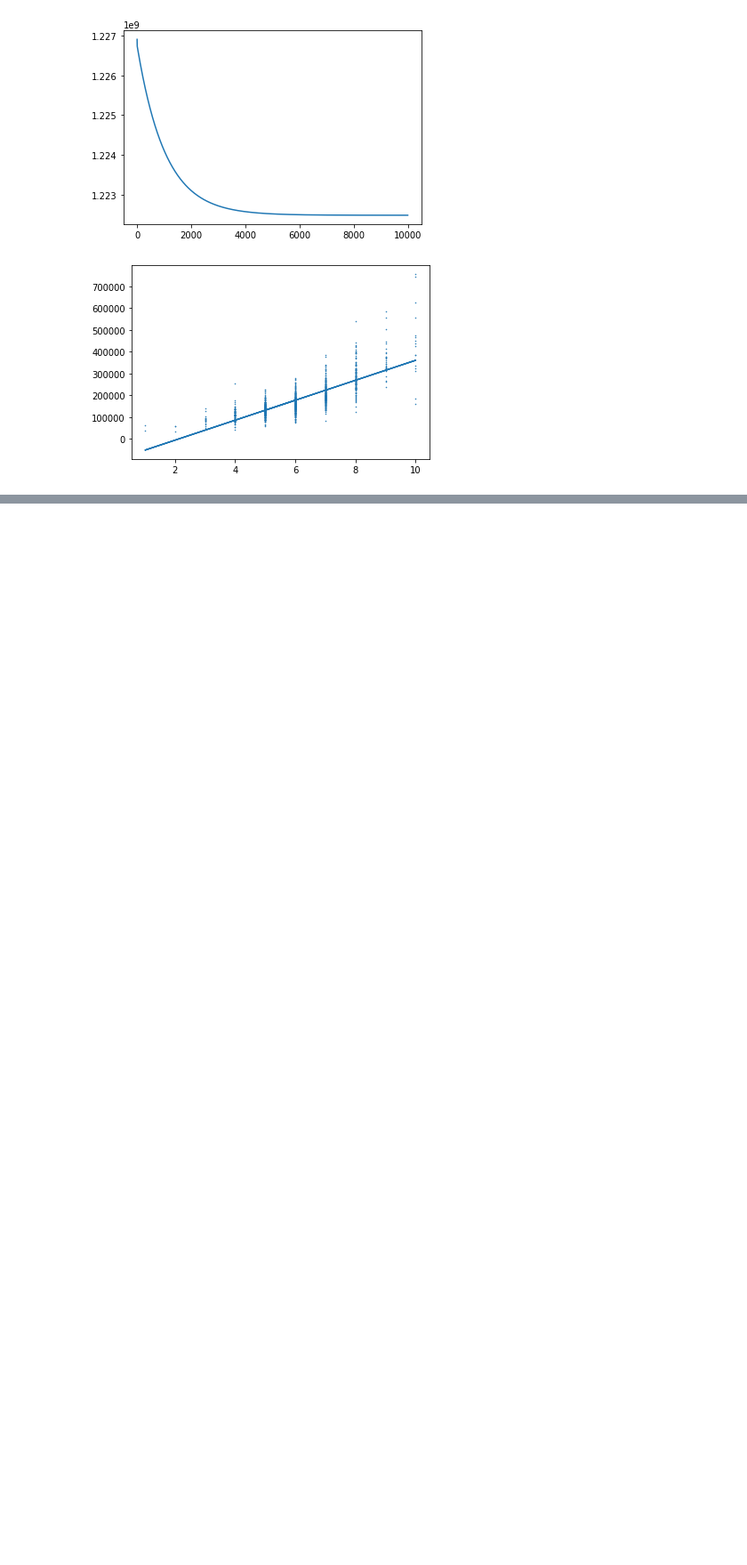
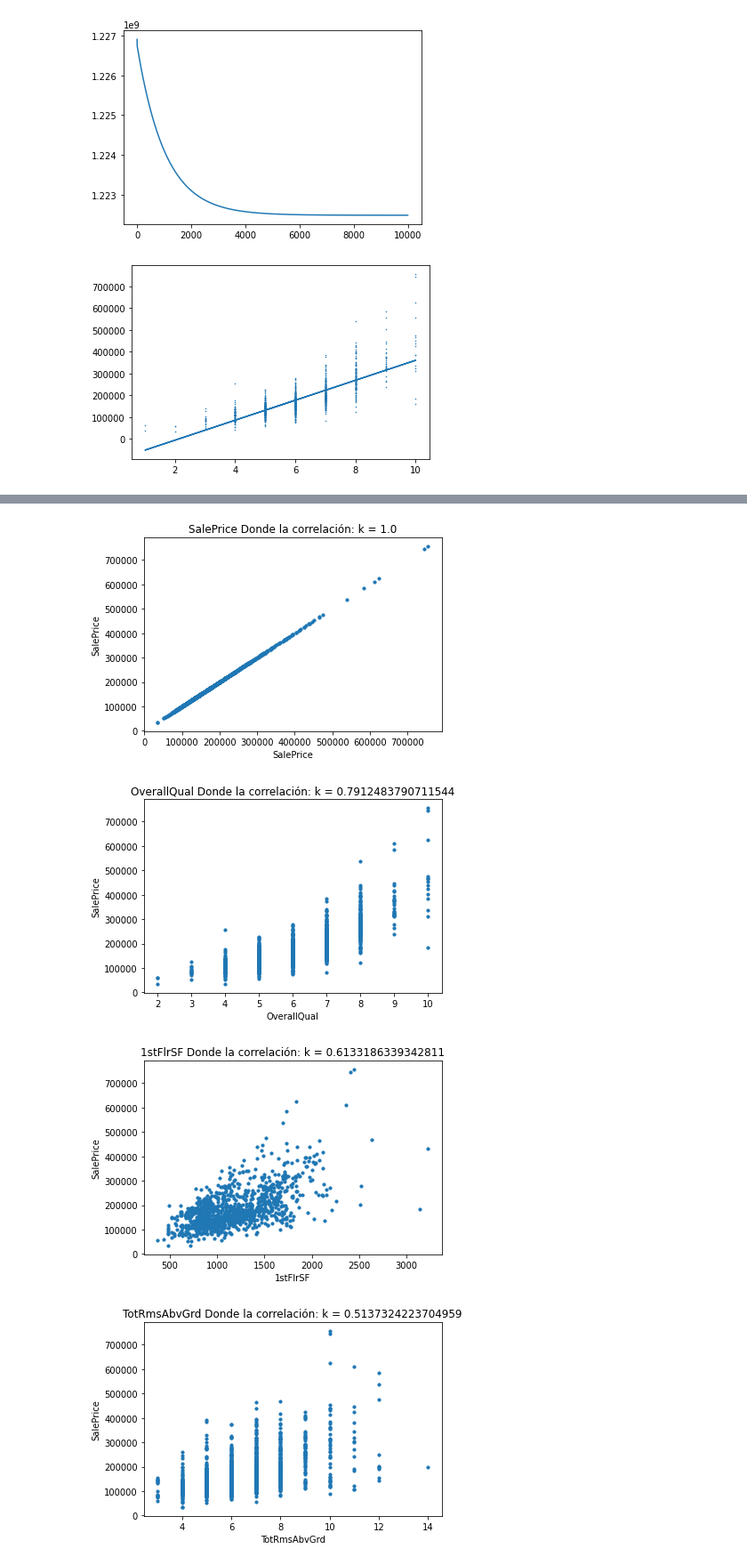
Before and after one commit to JMercar/proyecto_python, a Jupyter notebook: proyecto.ipynb, the cells around one changed output, grey strips where cells are left out. Shown: that part at 89% size. Drawn from its saved outputs; the diff is of its cells as text; code cells hidden in the pictures; blank space fills up the shorter version.

```diff
--- a/proyecto.ipynb
+++ b/proyecto.ipynb
@@ -199,0 +375,7 @@ modelo()
+# %%
+proyecto.seleccion()
+# %% [output]
+[figure, added]
+[figure, added]
+[figure, added]
+[figure, added]
```
Also changed, not shown: parts of 11 cells of this notebook.
